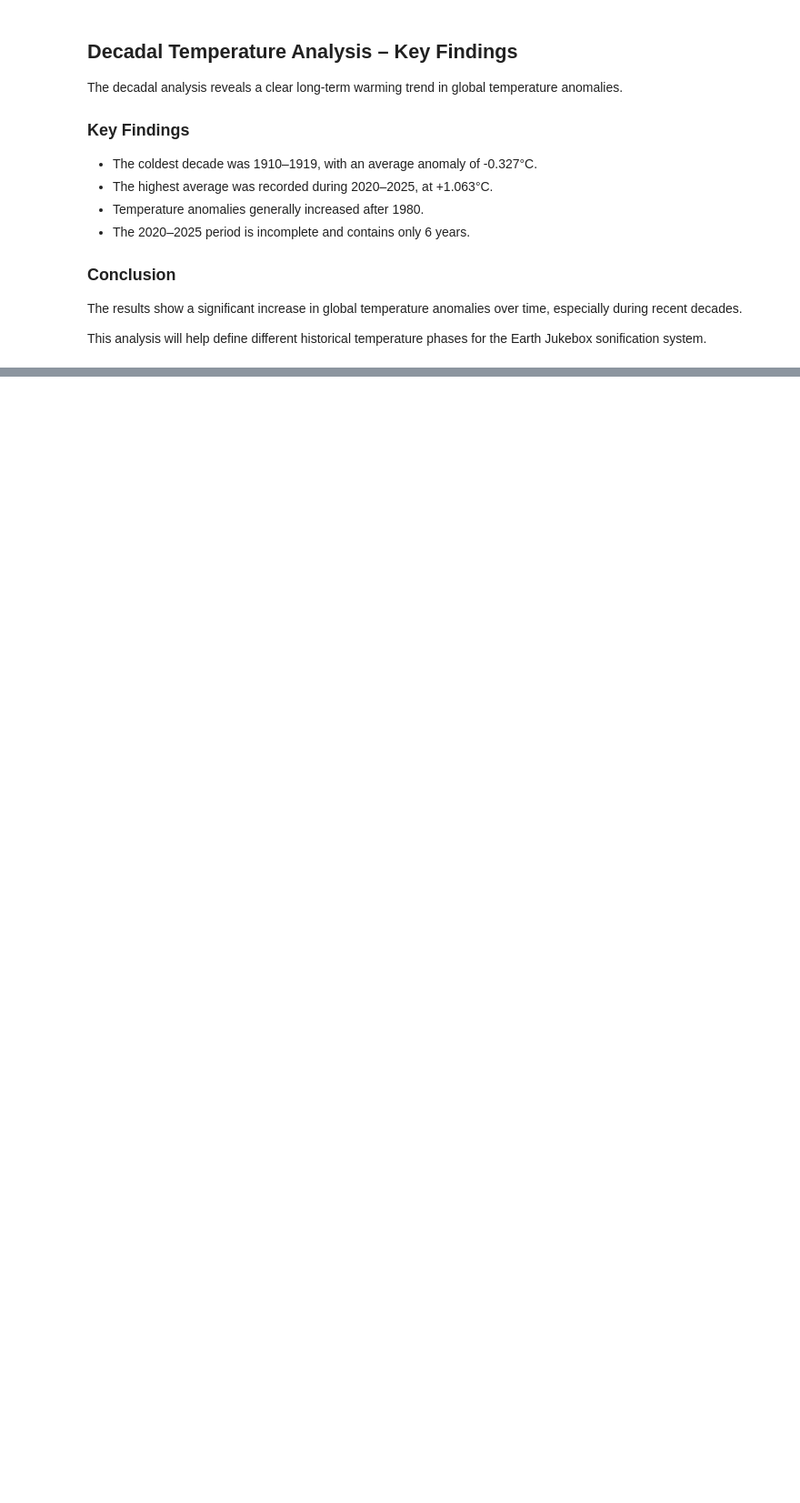
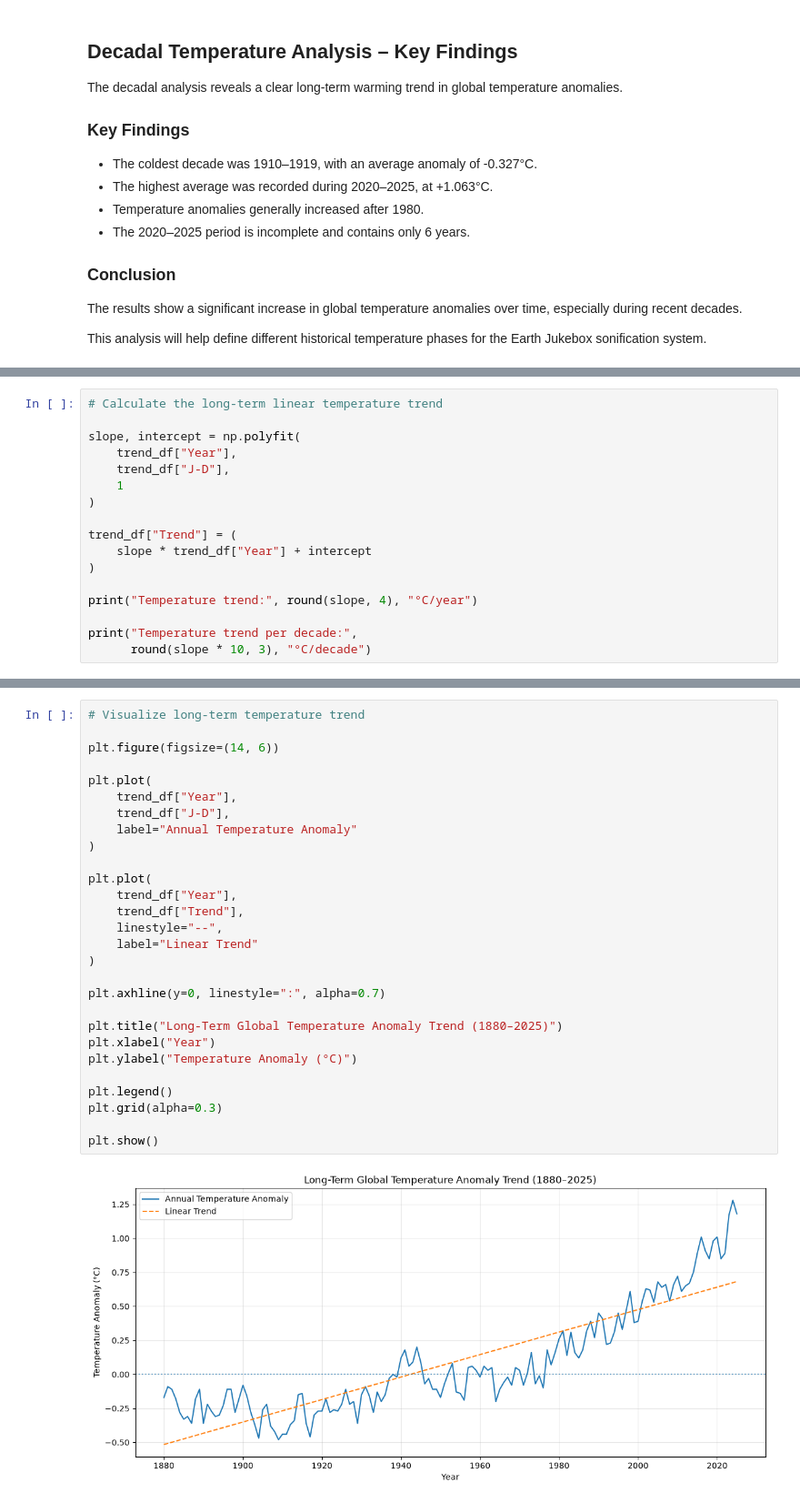
Before and after one commit to HibaHAJAJI/Earth-Jukebox, a Jupyter notebook: notebooks/01_data_inspection.ipynb, the cells around one changed output, grey strips where cells are left out. Shown at 91% size. Saved outputs shown, nothing was run; the diff lists cells and outputs as text; blank space fills up the shorter version.

Commit message:
Add long-term temperature trend analysis

```diff
--- a/notebooks/01_data_inspection.ipynb
+++ b/notebooks/01_data_inspection.ipynb
@@ -1262,0 +1290,17 @@ phases for the Earth Jukebox sonification system.
+# %%
+# Calculate the long-term linear temperature trend
+
+slope, intercept = np.polyfit(
+    trend_df["Year"],
+    trend_df["J-D"],
+    1
+)
+
+trend_df["Trend"] = (
+    slope * trend_df["Year"] + intercept
+)
+
+print("Temperature trend:", round(slope, 4), "°C/year")
+
+print("Temperature trend per decade:",
+      round(slope * 10, 3), "°C/decade")
@@ -1262,0 +1310,30 @@ phases for the Earth Jukebox sonification system.
+# %%
+# Visualize long-term temperature trend
+
+plt.figure(figsize=(14, 6))
+
+plt.plot(
+    trend_df["Year"],
+    trend_df["J-D"],
+    label="Annual Temperature Anomaly"
+)
+
+plt.plot(
+    trend_df["Year"],
+    trend_df["Trend"],
+    linestyle="--",
+    label="Linear Trend"
+)
+
+plt.axhline(y=0, linestyle=":", alpha=0.7)
+
+plt.title("Long-Term Global Temperature Anomaly Trend (1880–2025)")
+plt.xlabel("Year")
+plt.ylabel("Temperature Anomaly (°C)")
+
+plt.legend()
+plt.grid(alpha=0.3)
+
+plt.show()
+# %% [output]
+[figure, added]
```
Also changed, not shown: parts of 3 cells of this notebook.
